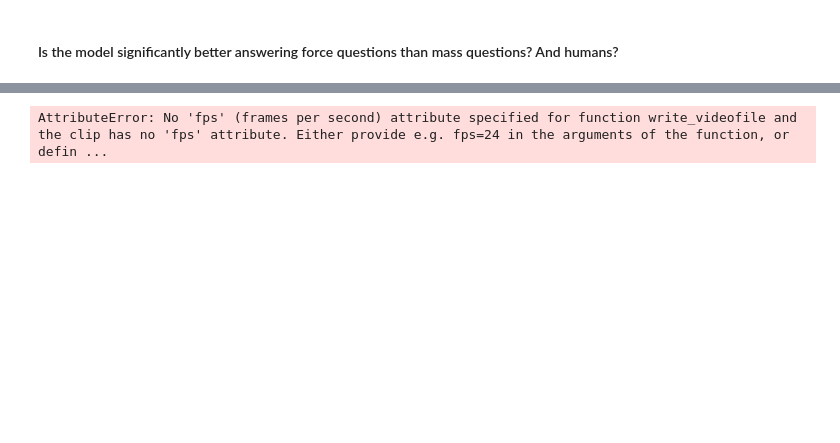
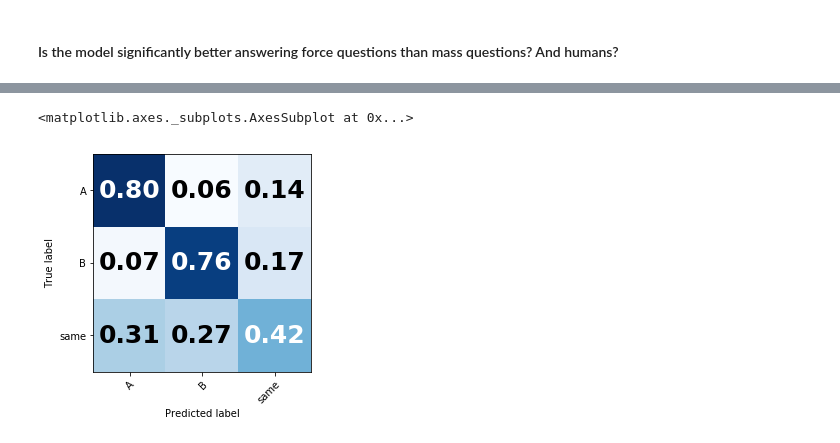
Before and after one commit to iamhectorotero/learning-physical-properties-with-rnns, a Jupyter notebook: cogsci_experiments/07c. Testing RNN models.ipynb, the cells around one changed output, grey strips where cells are left out. Saved outputs shown, nothing was run; the diff lists cells and outputs as text; code cells hidden in the pictures; blank space fills up the shorter version.

```diff
--- a/cogsci_experiments/07c. Testing RNN models.ipynb
+++ b/cogsci_experiments/07c. Testing RNN models.ipynb
@@ -34,18 +39,20 @@ cuda:0
 # %%
 normalise_data = True
-scaler_path = "scalers_js/passive_dual_scaler.sk"
+scaler_path = "scalers/passive_xy_vxvy_scaler.sk"
 network_dims = (len(BASIC_TRAINING_COLS), 25, 3, 0.5)
-dataset_path = "data/js_test_passive_trials.h5"
+dataset_path = "data/r_test_trials.h5"
 class_columns = [list(MASS_CLASS_COLS), list(FORCE_CLASS_COLS)]
 multiclass = True
 seq_end = 2700
 step_size = 3
-N_MODELS = 25
-TRIALS = read_dataset(dataset_path)
+N_MODELS = None
+TRIALS = read_dataset(dataset_path, n_trials=1000, shuffle=True, seed=0)
 
 def get_question_accuracy_for_group_of_models(question_type):
+    global N_MODELS
+    model_paths = sorted(glob.glob("models/xy_vxvy/best_"+question_type+"_model_seed_*.pt"))
+    N_MODELS = len(model_paths)
 
-    model_paths = sorted(glob.glob("models/train_25_mb_with_js_data/best_"+question_type+"_model_seed_*.pt"))
     accuracies, predicted = evaluate_saved_model(tqdm(model_paths), network_dims, None,
                                                  training_columns=BASIC_TRAINING_COLS, class_columns=class_columns,
                                                  step_size=step_size, seq_end=seq_end, scaler_path=scaler_path,
@@ -133,4 +117,0 @@ a = clips[0]
-# %%
-a.write_videofile("here.mp4")
-# %% [output]
-AttributeError: No 'fps' (frames per second) attribute specified for function write_videofile and the clip has no 'fps' attribute. Either provide e.g. fps=24 in the arguments of the function, or defin ...
@@ -136,0 +121,15 @@ AttributeError: No 'fps' (frames per second) attribute specified for function wr
+# %%
+mass_classes = []
+force_classes = []
+
+for t in TRIALS:
+    mass_classes.append(np.argmax(t[list(MASS_CLASS_COLS)].iloc[0].values))
+    force_classes.append(np.argmax(t[list(FORCE_CLASS_COLS)].iloc[0].values))
+# %%
+mass_classes = mass_classes * N_MODELS
+force_classes = force_classes * N_MODELS
+# %%
+plot_confusion_matrix(mass_classes, np.concatenate(group_mass_prediction), MASS_CLASS_COLS, normalize=True)
+# %% [output]
+<matplotlib.axes._subplots.AxesSubplot at 0x...>
+[figure, added]
```
Also changed, not shown: parts of 13 cells of this notebook.
